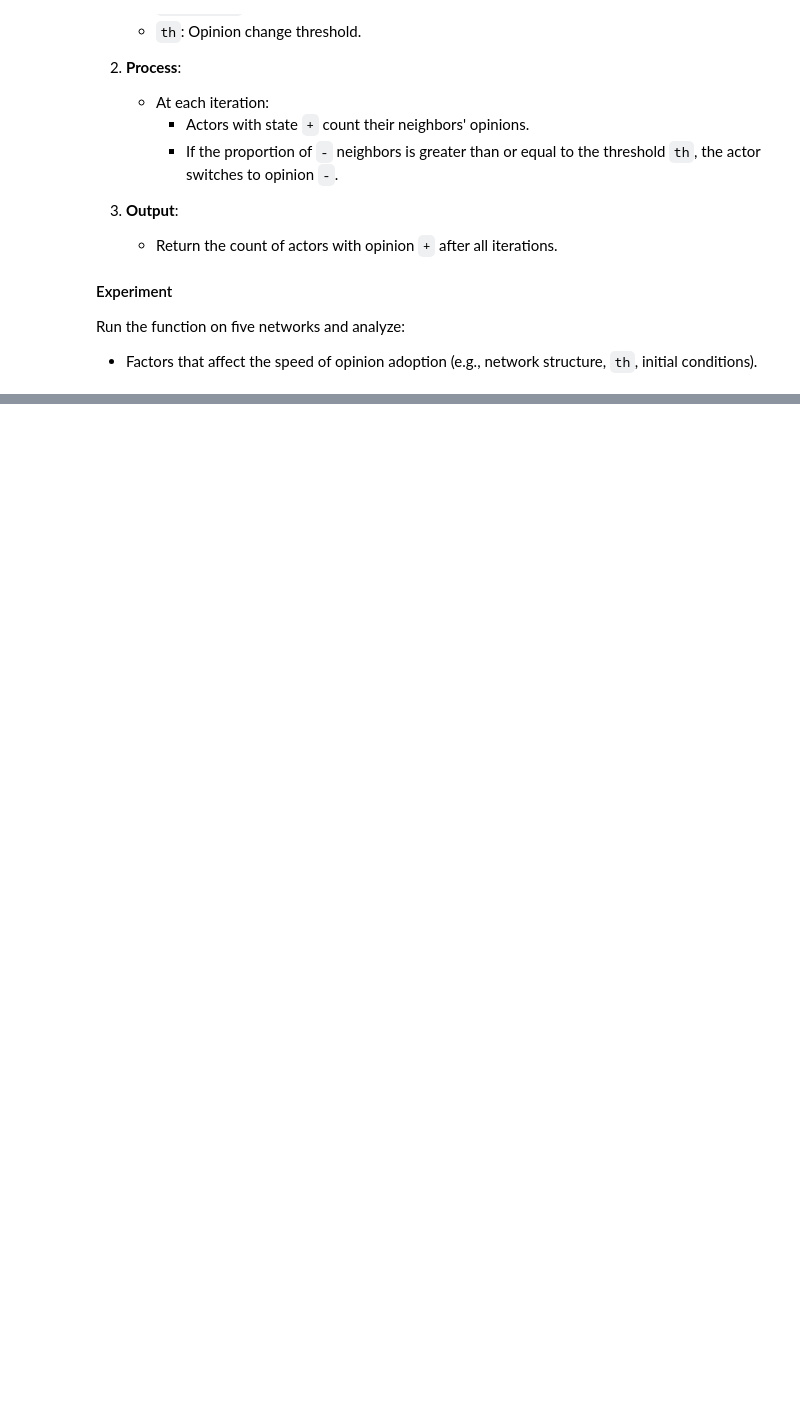
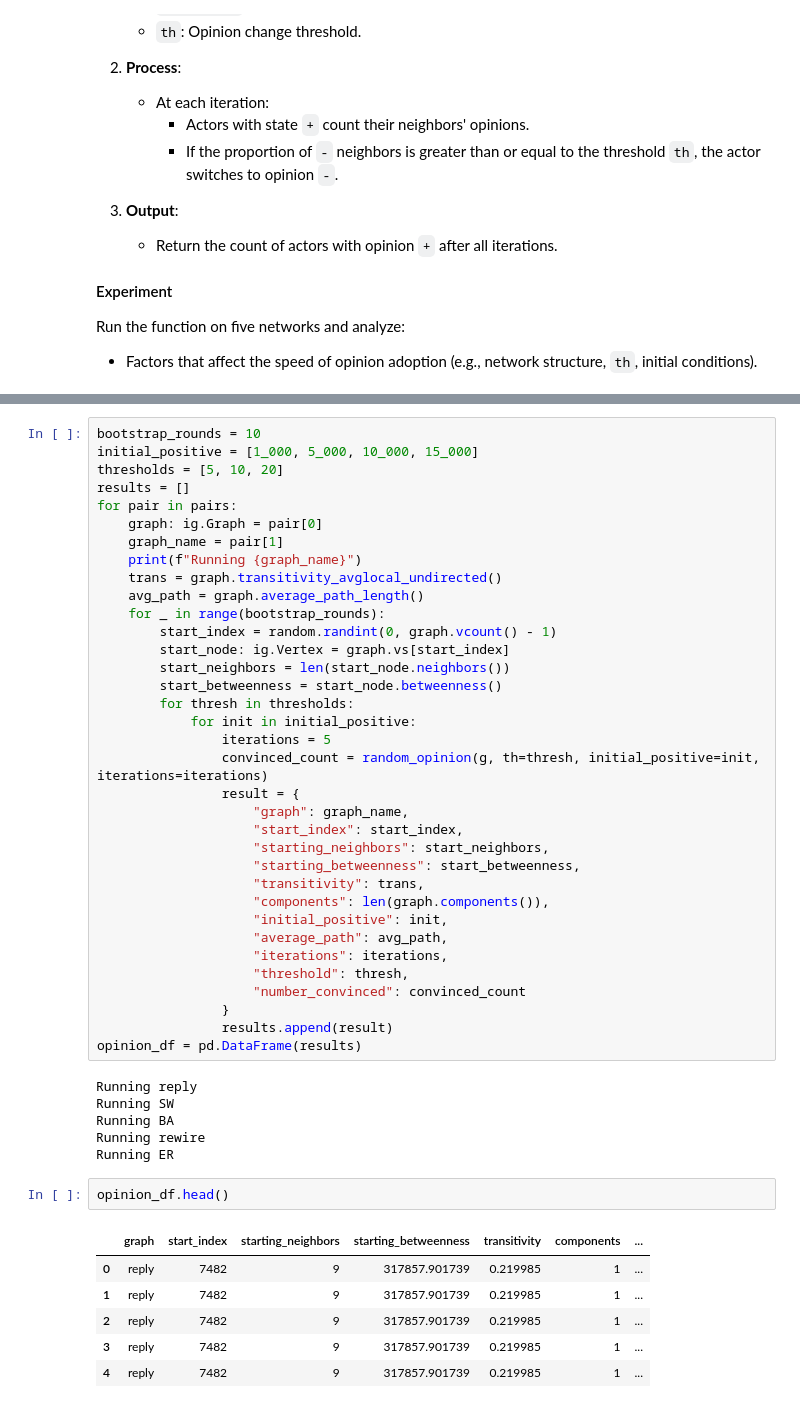
Before and after one commit to vaughankraska/social_data_mining, a Jupyter notebook: src/labs/social_network_analysis/finn_t3.ipynb, the cells around one changed output, grey strips where cells are left out. Cells and saved outputs as stored; diff of their text form; blank space fills up the shorter version.

```diff
--- a/src/labs/social_network_analysis/finn_t3.ipynb
+++ b/src/labs/social_network_analysis/finn_t3.ipynb
@@ -160,0 +280,50 @@ Run the function on five networks and analyze:
+# %%
+bootstrap_rounds = 10
+initial_positive = [1_000, 5_000, 10_000, 15_000]
+thresholds = [5, 10, 20]
+results = []
+for pair in pairs:
+    graph: ig.Graph = pair[0]
+    graph_name = pair[1]
+    print(f"Running {graph_name}")
+    trans = graph.transitivity_avglocal_undirected()
+    avg_path = graph.average_path_length()
+    for _ in range(bootstrap_rounds):
+        start_index = random.randint(0, graph.vcount() - 1)
+        start_node: ig.Vertex = graph.vs[start_index]
+        start_neighbors = len(start_node.neighbors())
+        start_betweenness = start_node.betweenness()
+        for thresh in thresholds:
+            for init in initial_positive:
+                iterations = 5
+                convinced_count = random_opinion(g, th=thresh, initial_positive=init, iterations=iterations)
+                result = {
+                    "graph": graph_name,
+                    "start_index": start_index,
+                    "starting_neighbors": start_neighbors,
+                    "starting_betweenness": start_betweenness,
+                    "transitivity": trans,
+                    "components": len(graph.components()),
+                    "initial_positive": init,
+                    "average_path": avg_path,
+                    "iterations": iterations,
+                    "threshold": thresh,
+                    "number_convinced": convinced_count
+                }
+                results.append(result)
+opinion_df = pd.DataFrame(results)
+# %% [output]
+Running reply
+Running SW
+Running BA
+Running rewire
+Running ER
+# %%
+opinion_df.head()
+# %% [output]
+|  | graph | start_index | starting_neighbors | starting_betweenness | transitivity | components | ... |
+| 0 | reply | 7482 | 9 | 317857.901739 | 0.219985 | 1 | ... |
+| 1 | reply | 7482 | 9 | 317857.901739 | 0.219985 | 1 | ... |
+| 2 | reply | 7482 | 9 | 317857.901739 | 0.219985 | 1 | ... |
+| 3 | reply | 7482 | 9 | 317857.901739 | 0.219985 | 1 | ... |
+| 4 | reply | 7482 | 9 | 317857.901739 | 0.219985 | 1 | ... |
```
Also changed, not shown: parts of 10 cells of this notebook, 5 other files.
